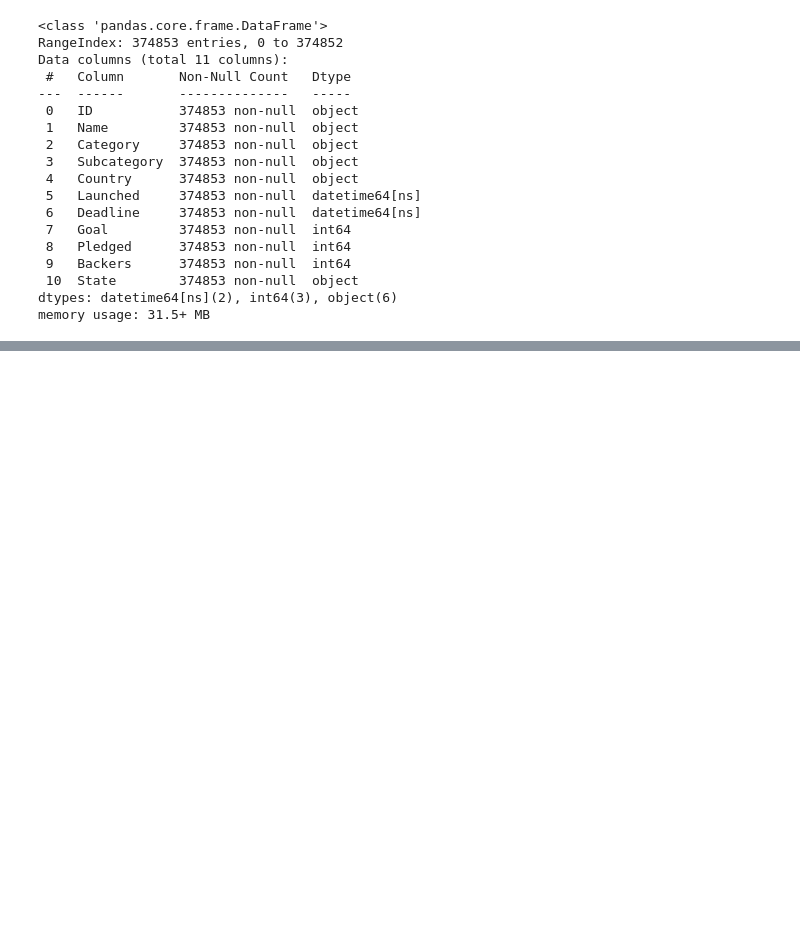
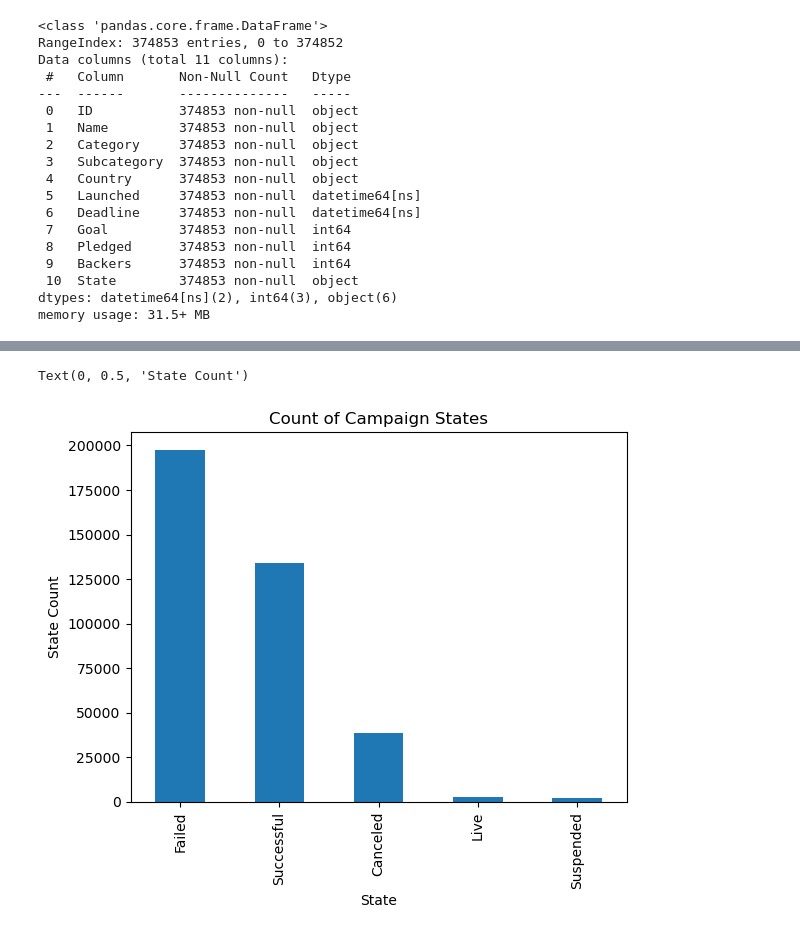
Before and after one commit to SBangarh/Kickstarter_analysis, a Jupyter notebook: eda.ipynb, the cells around one changed output, grey strips where cells are left out. Saved outputs shown, nothing was run; the diff lists cells and outputs as text; code cells hidden in the pictures; blank space fills up the shorter version.

```diff
--- a/eda.ipynb
+++ b/eda.ipynb
@@ -138,0 +309,11 @@ Data exploration/summarization
+# %%
+# count of campaign states
+
+states = data_copy['State'].value_counts()
+states_graph = states.plot.bar()
+states_graph.set_title('Count of Campaign States')
+states_graph.set_xlabel('State')
+states_graph.set_ylabel('State Count')
+# %% [output]
+Text(0, 0.5, 'State Count')
+[figure, added]
```
Also changed, not shown: parts of 28 cells of this notebook, 1 other file.
